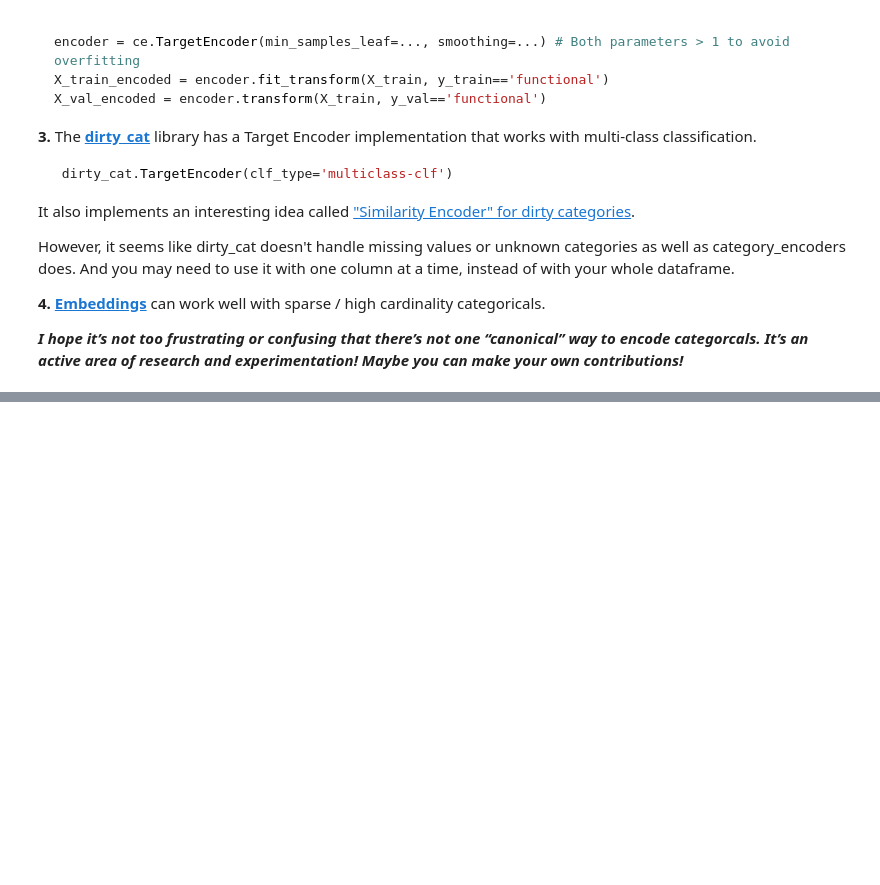
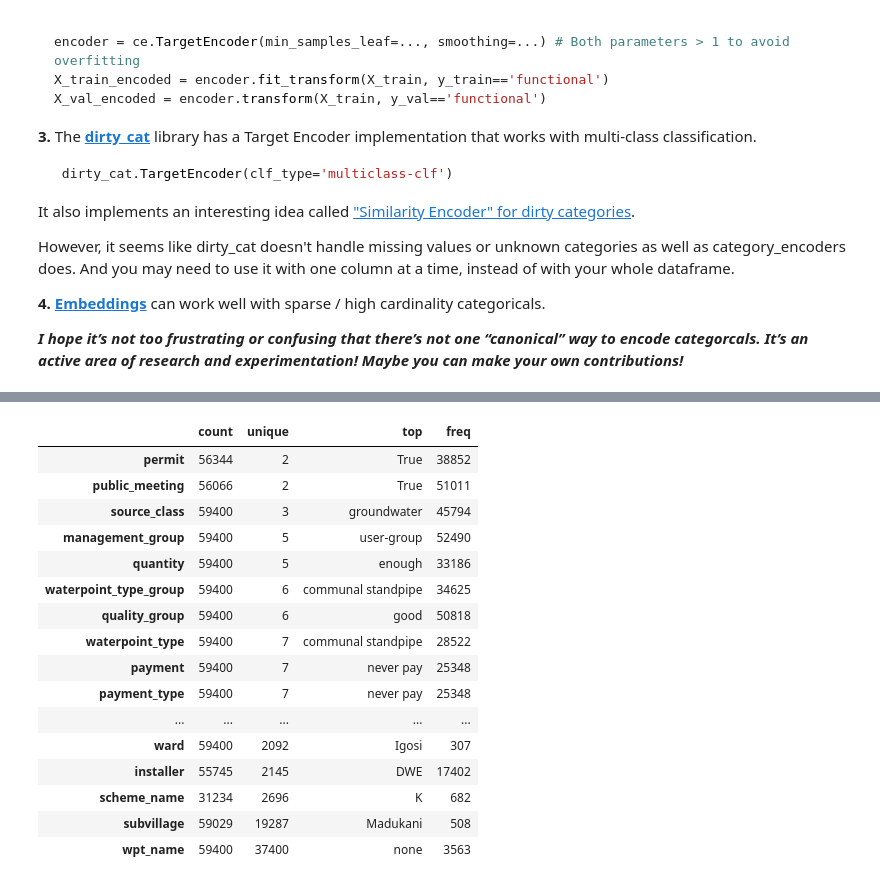
Before and after one commit to bloominstituteoftechnology/DS-Unit-2-Kaggle-Challenge, a Jupyter notebook: module3/assignment_kaggle_challenge_3.ipynb, the cells around one changed output, grey strips where cells are left out. Drawn from its saved outputs; the diff is of its cells as text; code cells hidden in the pictures; blank space fills up the shorter version.

```diff
--- a/module3/assignment_kaggle_challenge_3.ipynb
+++ b/module3/assignment_kaggle_challenge_3.ipynb
@@ -148,0 +202,8 @@ sample_submission = pd.read_csv('../data/tanzania/sample_submission.csv')
+# %%
+pipeline=make_pipeline(
+    encoder,
+    SimpleImputer(),
+    StandardScaler(),
+    SelectKBest(),
+    RandomForestClassifier(n_jobs=-1,n_estimators=100)
+)
@@ -148,0 +214,13 @@ sample_submission = pd.read_csv('../data/tanzania/sample_submission.csv')
+# %%
+param_distro={
+    'simpleimputer__strategy':['mean','median'],
+    'randomforestclassifier__n_estimators':range(1,200),
+    'randomforestclassifier__bootstrap':['True','False'],
+    'randomforestclassifier__max_depth':range(1,50),
+    'randomforestclassifier__max_features':['auto','log2'],
+    'selectkbest__k':range(1,220),
+}
+
+search=RandomizedSearchCV(pipeline, param_distributions=param_distro, n_iter=100, cv=3, verbose=20, return_train_score=True, n_jobs=-1)
+# %%
+search.fit(train, y)
@@ -148,0 +276,2 @@ sample_submission = pd.read_csv('../data/tanzania/sample_submission.csv')
+# %%
+desc=train.describe(exclude='number').T.sort_values('unique')
@@ -148,0 +296,23 @@ sample_submission = pd.read_csv('../data/tanzania/sample_submission.csv')
+# %%
+ohecats=desc[desc['unique']<22].index.tolist()
+ordcats=desc[desc['unique']>22].index.tolist()
+
+desc
+# %% [output]
+|  | count | unique | top | freq |
+| permit | 56344 | 2 | True | 38852 |
+| public_meeting | 56066 | 2 | True | 51011 |
+| source_class | 59400 | 3 | groundwater | 45794 |
+| management_group | 59400 | 5 | user-group | 52490 |
+| quantity | 59400 | 5 | enough | 33186 |
+| waterpoint_type_group | 59400 | 6 | communal standpipe | 34625 |
+| quality_group | 59400 | 6 | good | 50818 |
+| waterpoint_type | 59400 | 7 | communal standpipe | 28522 |
+| payment | 59400 | 7 | never pay | 25348 |
+| payment_type | 59400 | 7 | never pay | 25348 |
+| ... | ... | ... | ... | ... |
+| ward | 59400 | 2092 | Igosi | 307 |
+| installer | 55745 | 2145 | DWE | 17402 |
+| scheme_name | 31234 | 2696 | K | 682 |
+| subvillage | 59029 | 19287 | Madukani | 508 |
+| wpt_name | 59400 | 37400 | none | 3563 |
```
Also changed, not shown: parts of 11 cells of this notebook.
